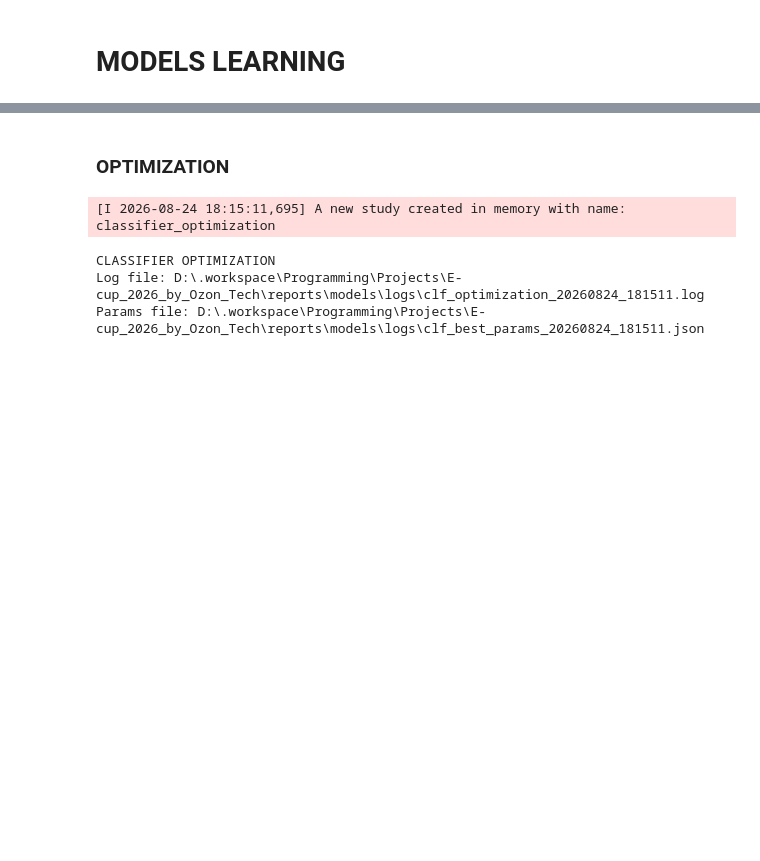
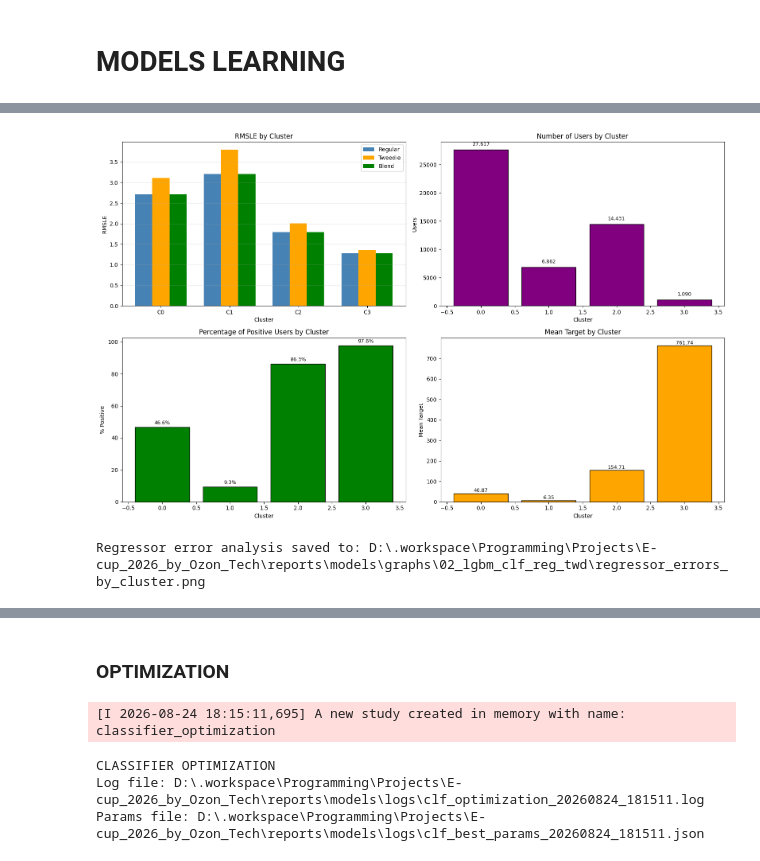
Before and after one commit to HelloImWebbieeee/E-cup_2026_by_Ozon_Tech, a Jupyter notebook: notebooks/04_models_learning.ipynb, the cells around one changed output, grey strips where cells are left out. Drawn from its saved outputs; the diff is of its cells as text; code cells hidden in the pictures; blank space fills up the shorter version.

```diff
--- a/notebooks/04_models_learning.ipynb
+++ b/notebooks/04_models_learning.ipynb
@@ -332,3 +900,57 @@ Improvement over baseline: 40.46%
+# %%
+# VISUALIZE REGRESSOR ERRORS BY CLUSTER
+fig, axes = plt.subplots(2, 2, figsize = (16, 10))
+
+# Plot 1: RMSLE by cluster
+x = np.arange(len(results_df))
+width = 0.25
+
+axes[0, 0].bar(x - width, results_df["rmsle_regular"], width, label = "Regular", color = "steelblue")
+axes[0, 0].bar(x, results_df["rmsle_tweedie"], width, label = "Tweedie", color = "orange")
+axes[0, 0].bar(x + width, results_df["rmsle_blend"], width, label = "Blend", color = "green")
+axes[0, 0].set_xticks(x)
+axes[0, 0].set_xticklabels([f"C{c}" for c in results_df["cluster"]])
+axes[0, 0].set_title("RMSLE by Cluster")
+axes[0, 0].set_xlabel("Cluster")
+axes[0, 0].set_ylabel("RMSLE")
+axes[0, 0].legend()
+axes[0, 0].grid(alpha = 0.3, axis = "y")
+
+# Plot 2: Number of users by cluster
+axes[0, 1].bar(results_df["cluster"], results_df["n_users"], color = "purple", edgecolor = "black")
+axes[0, 1].set_title("Number of Users by Cluster")
+axes[0, 1].set_xlabel("Cluster")
+axes[0, 1].set_ylabel("Users")
+for i, row in results_df.iterrows():
+    axes[0, 1].text(i, row["n_users"] + 500, f"{row['n_users']:,}",
+                    ha = "center", va = "bottom", fontsize = 9)
+
+# Plot 3: Percentage of positive users by cluster
+axes[1, 0].bar(results_df["cluster"], results_df["pct_positive"], color = "green", edgecolor = "black")
+axes[1, 0].set_title("Percentage of Positive Users by Cluster")
+axes[1, 0].set_xlabel("Cluster")
+axes[1, 0].set_ylabel("% Positive")
+for i, row in results_df.iterrows():
+    axes[1, 0].text(i, row["pct_positive"] + 1, f"{row['pct_positive']:.1f}%",
+                    ha = "center", va = "bottom", fontsize = 9)
+
+# Plot 4: Mean target by cluster
+axes[1, 1].bar(results_df["cluster"], results_df["mean_target"], color = "orange", edgecolor = "black")
+axes[1, 1].set_title("Mean Target by Cluster")
+axes[1, 1].set_xlabel("Cluster")
+axes[1, 1].set_ylabel("Mean Target")
+for i, row in results_df.iterrows():
+    axes[1, 1].text(i, row["mean_target"] + 1, f"{row['mean_target']:.2f}",
+                    ha = "center", va = "bottom", fontsize = 9)
+
+plt.tight_layout()
+fig.savefig(REPORTS_MODELS_GRAPHS_DIR / "02_lgbm_clf_reg_twd" / "regressor_errors_by_cluster.png", dpi = 150)
+plt.show()
+
+print(f"Regressor error analysis saved to: {REPORTS_MODELS_GRAPHS_DIR / "02_lgbm_clf_reg_twd" / 'regressor_errors_by_cluster.png'}")
+# %% [output]
+[figure, added]
+Regressor error analysis saved to: D:\.workspace\Programming\Projects\E-cup_2026_by_Ozon_Tech\reports\models\graphs\02_lgbm_clf_reg_twd\regressor_errors_by_cluster.png
 # %%
 # FEATURE IMPORTANCE
 feature_importance_clf = pd.DataFrame({
```
Also changed, not shown: parts of 23 cells of this notebook.
